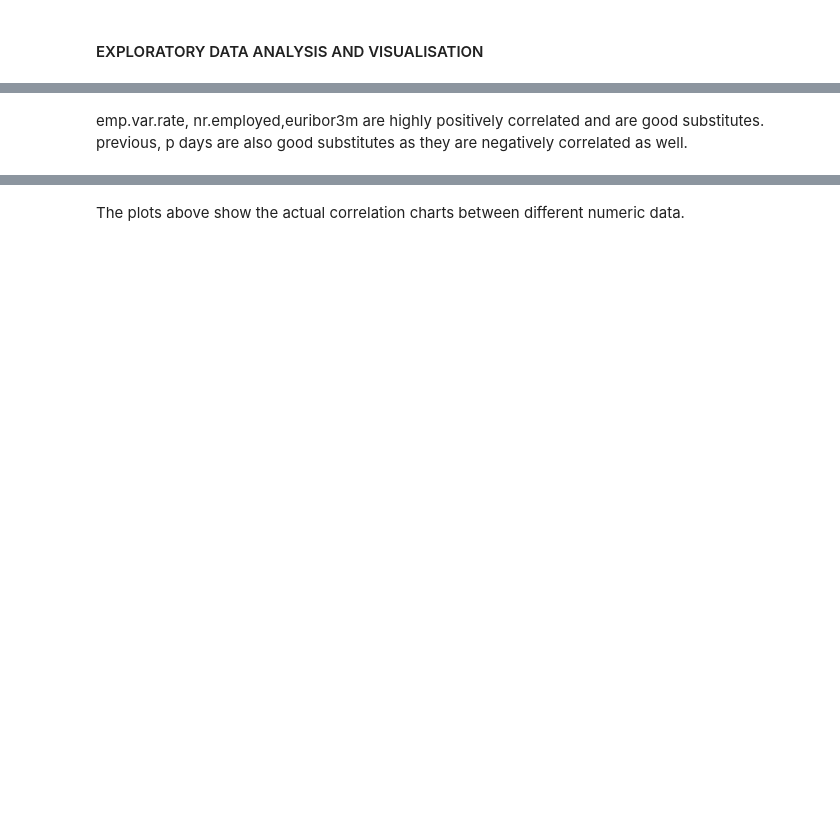
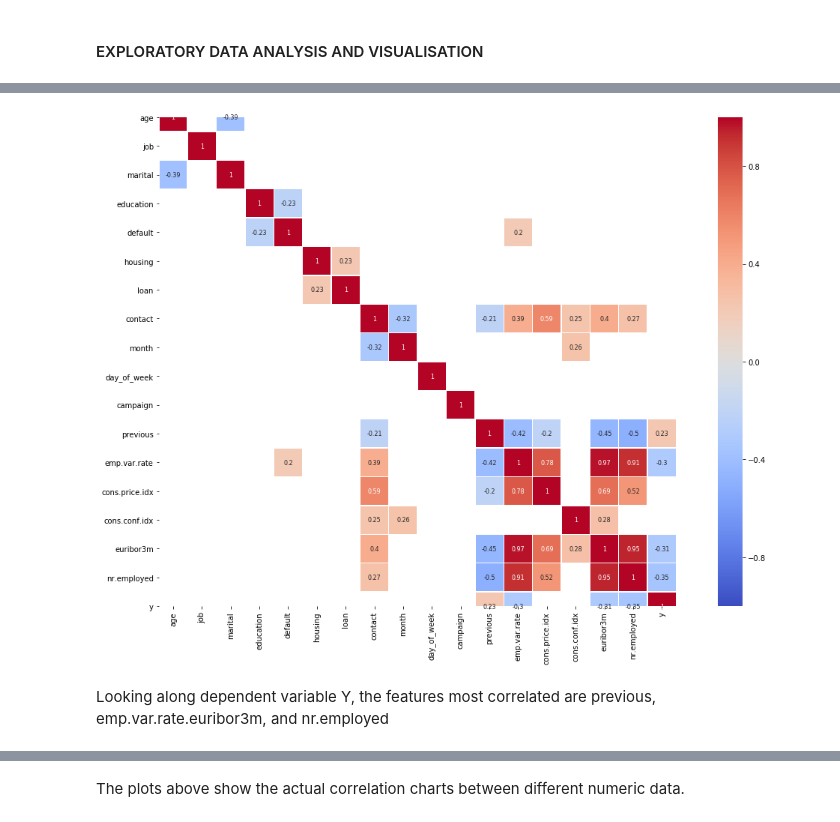
Before and after one commit to Dataforreal/springboard, a Jupyter notebook: Capstone_1/Capstone_Project_1.ipynb, the cells around one changed output, grey strips where cells are left out. Saved outputs shown, nothing was run; the diff lists cells and outputs as text; code cells hidden in the pictures; blank space fills up the shorter version.

```diff
--- a/Capstone_1/Capstone_Project_1.ipynb
+++ b/Capstone_1/Capstone_Project_1.ipynb
@@ -601,13 +671,15 @@ ax = train_cat.hist(figsize=(16,20), bins=50, xlabelsize=8, ylabelsize=8, log =
 The histograms above are unimodal. None of them are normal distributions. Age, campaign and previous are left skewed while consconf.inx, pdays, euribo3m nr, employed and empl var rate are right skewed
 # %%
-# The heatmap below gives an indication of which numeric data relationships should be further investigated
+# The heatmap below gives a summary view of corelation
 
-plt.subplots(figsize=(15,10))
-corr = train.select_dtypes(include=['float64', 'int64', 'category']).corr()
-sns.heatmap(corr[(corr>=0.5)|(corr<=-0.5)], cmap='coolwarm', vmax=1.0, vmin=-1.0, linewidths=0.1,
-annot=True, annot_kws={"size":12}, square=True);
+plt.subplots(figsize=(20,12))
+corr = train.select_dtypes(include=['float64', 'int64', 'int8']).corr()
+sns.heatmap(corr[(corr>=0.2)|(corr<=-0.2)], cmap='coolwarm', vmax=1.0, vmin=-1.0, linewidths=0.4,
+annot=True, annot_kws={"size":8.00}, square=True);
+# %% [output]
+[figure, added]
-# %% [markdown]
-emp.var.rate, nr.employed,euribor3m are highly positively correlated and are good substitutes. previous, p days are also good substitutes as they are negatively correlated as well.
+# %% [markdown]
+Looking along dependent variable Y, the features most correlated are previous, emp.var.rate.euribor3m, and nr.employed
 # %%
 # Assess the correlation of different numeric variables to get a sense of correlation among the different variables
 sns.pairplot(train)
```
Also changed, not shown: parts of 16 cells of this notebook.
